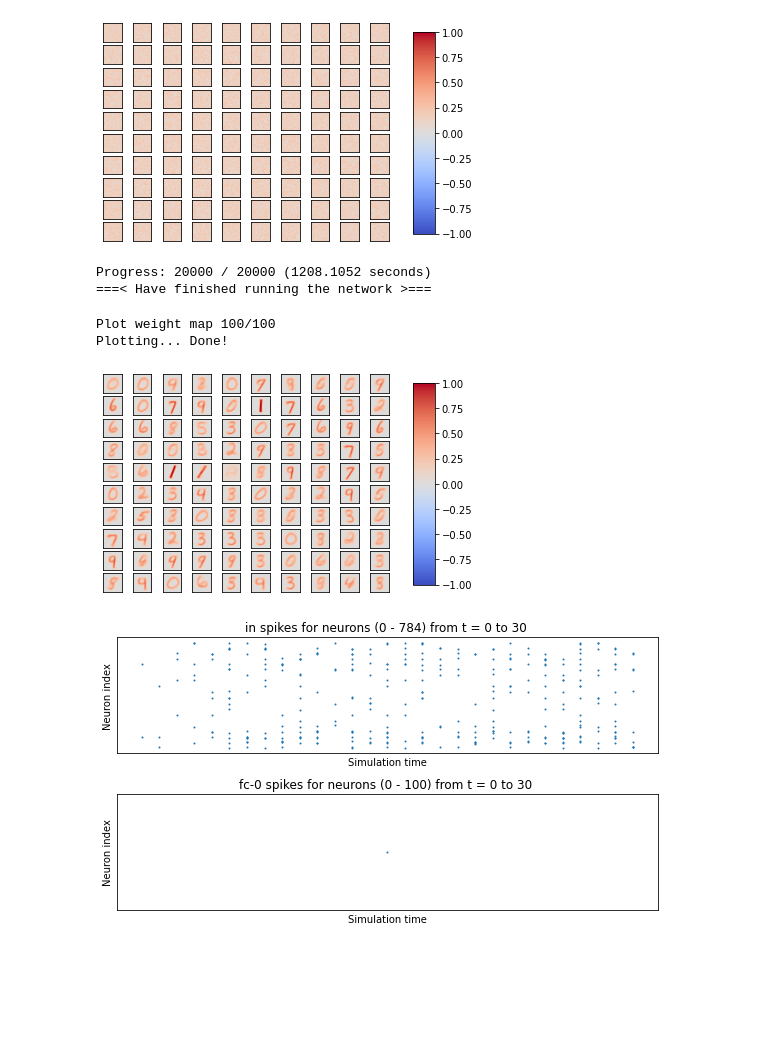
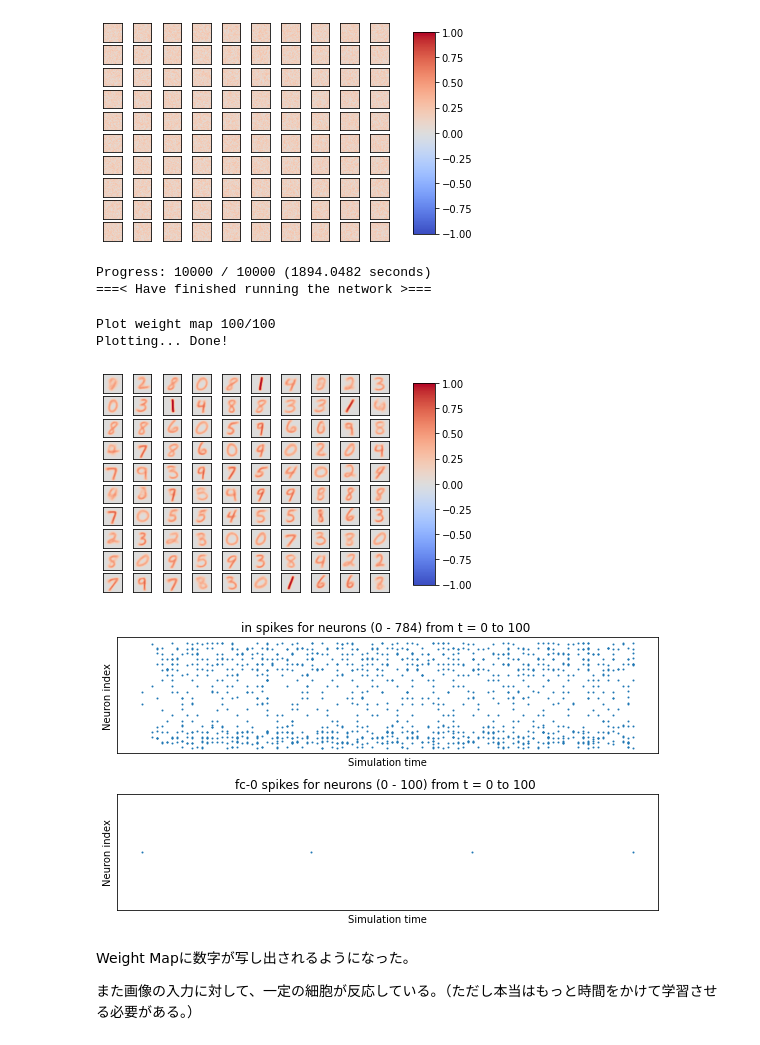
Before and after one commit to atakehiro/Neural_Simulator-Colab, a Jupyter notebook: BindsNET.ipynb, the cells around one changed output. Drawn from its saved outputs; the diff is of its cells as text; code cells hidden in the pictures; blank space fills up the shorter version.

```diff
--- a/BindsNET.ipynb
+++ b/BindsNET.ipynb
@@ -156,7 +165,7 @@ Resolving deltas: 100% (165/165), done.
 from snnlibpy.wbn import Spiking
 # %%
 # Build SNNs and decide the number of input neurons and the simulation time.
-snn = Spiking(input_l=784, obs_time=30, dt=1.0)
+snn = Spiking(input_l=784, obs_time=100, dt=1.0)
 
 # Add a layer and give the num of neurons and the neuron model.
 snn.add_layer(n=100,
@@ -206,10 +215,10 @@ Plot weight map 100/100
 Plotting... Done!
 [figure]
 # %%
-# Make my network run（20分ほどかかる）
-snn.run(tr_size=20000, unsupervised=False)
+# Make my network run（30分ほどかかる）
+snn.run(tr_size=10000, unsupervised=False)
 # %% [output]
-Progress: 20000 / 20000 (1208.1052 seconds)
+Progress: 10000 / 10000 (1894.0482 seconds)
 ===< Have finished running the network >===
 # %%
 # Plot weight maps after training
@@ -217,9 +226,13 @@ snn.plot(plt_type='wmps', save=False, prefix='result', f_shape=(10, 10))
 # %% [output]
 Plot weight map 100/100
 Plotting... Done!
-[figure, old version]
+[figure, new version]
 # %%
 # Plot output spike trains after training
-snn.plot(plt_type='sp', save=False)
+snn.plot(plt_type='sp', save=False,range=1)
 # %% [output]
-[figure, old version]
+[figure, new version]
+# %% [markdown]
+Weight Mapに数字が写し出されるようになった。
+
+また画像の入力に対して、一定の細胞が反応している。（ただし本当はもっと時間をかけて学習させる必要がある。）
```
Also changed, not shown: parts of 7 cells of this notebook.
